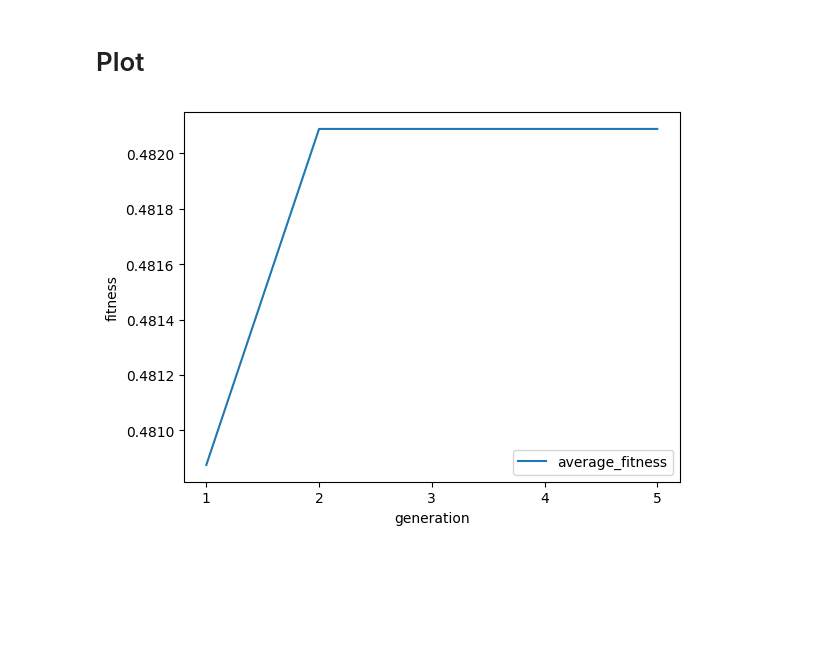
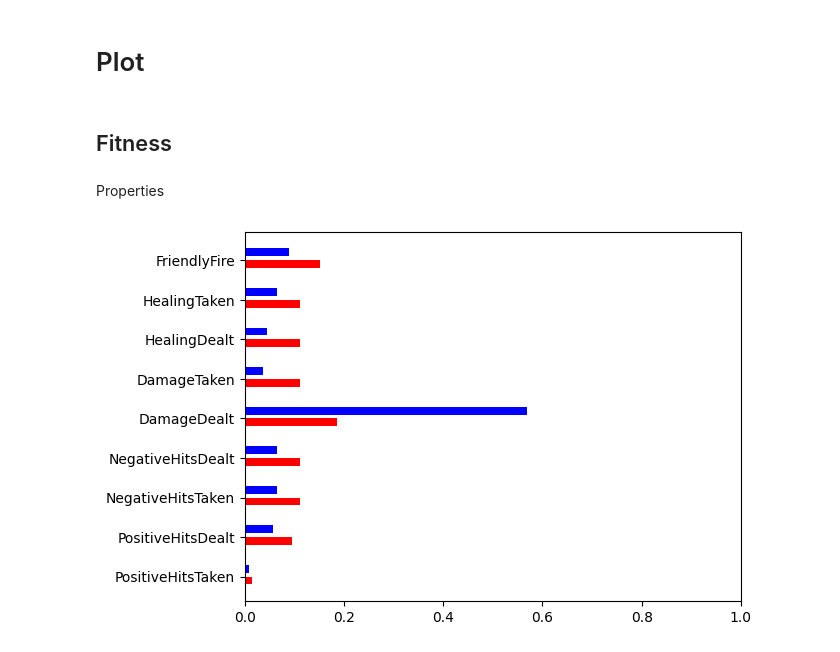
Before and after one commit to LucasSchurer/GeneticAlgorithm, a Jupyter notebook: DataVisualizer/ga_visualizer.ipynb, the cells around one changed output. Cells and saved outputs as stored; diff of their text form; code cells hidden in the pictures; blank space fills up the shorter version.

Commit message:
Add plots and fix bugs

```diff
--- a/DataVisualizer/ga_visualizer.ipynb
+++ b/DataVisualizer/ga_visualizer.ipynb
@@ -11,7 +12,7 @@ class FitnessProperty :
     def __init__(self, node) :
         self.inverse = node.find('.//Inverse').text
         self.statistic_type = node.find('.//StatisticType').text
-        self.weight = node.find('.//Weight').text
+        self.weight = float(node.find('.//Weight').text)
 
     def to_string(self) :
         return f'Inverse: {self.inverse}, Statistic Type: {self.statistic_type}, Weight: {self.weight}'
@@ -19,16 +20,16 @@ class FitnessProperty :
 class PartialValue :
     def __init__(self, node) :
         self.type = node.find('.//Type').text
-        self.raw_value = node.find('.//RawValue').text
-        self.max_value = node.find('.//MaxValue').text
-        self.normalized_value = node.find('.//NormalizedValue').text
+        self.raw_value = float(node.find('.//RawValue').text)
+        self.max_value = float(node.find('.//MaxValue').text)
+        self.normalized_value = float(node.find('.//NormalizedValue').text)
 
     def to_string(self) :
         return f'Type: {self.type}, Raw Value: {self.raw_value}, Max Value: {self.max_value}, Normalized Value: {self.normalized_value}'
 
 class Fitness :
     def __init__(self, node) :
-        self.value = node.find('.//Value').text
+        self.value = float(node.find('.//Value').text)
 
         self.partial_values = []
 
@@ -157,7 +158,7 @@ class Creature :
 class Generation :
     def __init__(self, node) :
         self.number = node.find('.//Number').text
-        self.total_fitness = node.find('.//GenerationFitness').text
+        self.total_fitness = float(node.find('.//GenerationFitness').text)
 
         self.creatures = []
 
@@ -167,6 +168,10 @@ class Generation :
             self.creatures.append(Creature(creature))
 
         self.average_fitness = float(self.total_fitness) / len(self.creatures)
+
+        fitness_values = [creature.fitness.value for creature in self.creatures]
+
+        self.min_fitness, self.max_fitness = min(fitness_values), max(fitness_values)
 
     def to_string(self) :
         header = f'Number: {self.number}, Total Fitness: {self.total_fitness}'
@@ -242,24 +247,39 @@ def get_generations_data(ga_data) :
     return number, total_fitness, average_fitness
 
 team1_data = get_ga_data('./team1.xml')
-# team2_data = get_ga_data('./team2.xml')
+team2_data = get_ga_data('./team2.xml')
+
+generations = [generation.number for generation in team1_data.generations]
+creature_count = len(team1_data.generations[0].creatures)
 # %% [markdown]
 # Plot
-# %%
-number, total_fitness, average_fitness  = get_generations_data(team1_data)
-
-fig, ax = plt.subplots()
-# plt.plot(number, total_fitness, label = 'total_fitness')
-plt.plot(number, average_fitness, label = 'average_fitness')
-
-# ax.set(xlabel='generation', ylabel='total fitness',
-#        title='About as simple as it gets, folks')
-# ax.grid()
-
-plt.xlabel('generation')
-plt.ylabel('fitness')
-
-plt.legend()
-plt.show()
-# %% [output]
-[figure, removed]
+# %% [markdown]
+## Fitness
+# %% [markdown]
+Properties
+# %%
+def plot_fitness_properties() :
+    fig, ax = plt.subplots()
+
+    plt.xlim(0, 1)
+
+    properties = [fitness_property.statistic_type for fitness_property in team1_data.fitness_properties]
+
+    team1_weights = [fitness_property.weight for fitness_property in team1_data.fitness_properties]
+    team2_weights = [fitness_property.weight for fitness_property in team2_data.fitness_properties]
+
+    index = np.arange(len(properties))
+
+    bar_height = 0.2
+
+    ax.barh(index, team1_weights, bar_height, label = 'team 1', align = 'center', color = 'red')
+    ax.barh(index + bar_height, team2_weights, bar_height, label = 'team 2', align = 'edge', color = 'blue')
+
+    ax.set_yticks(index + bar_height / 2)
+    ax.set_yticklabels(properties)
+
+    plt.show()
+
+plot_fitness_properties()
+# %% [output]
+[figure, added]
```
Also changed, not shown: parts of 7 cells of this notebook, 9 other files.
